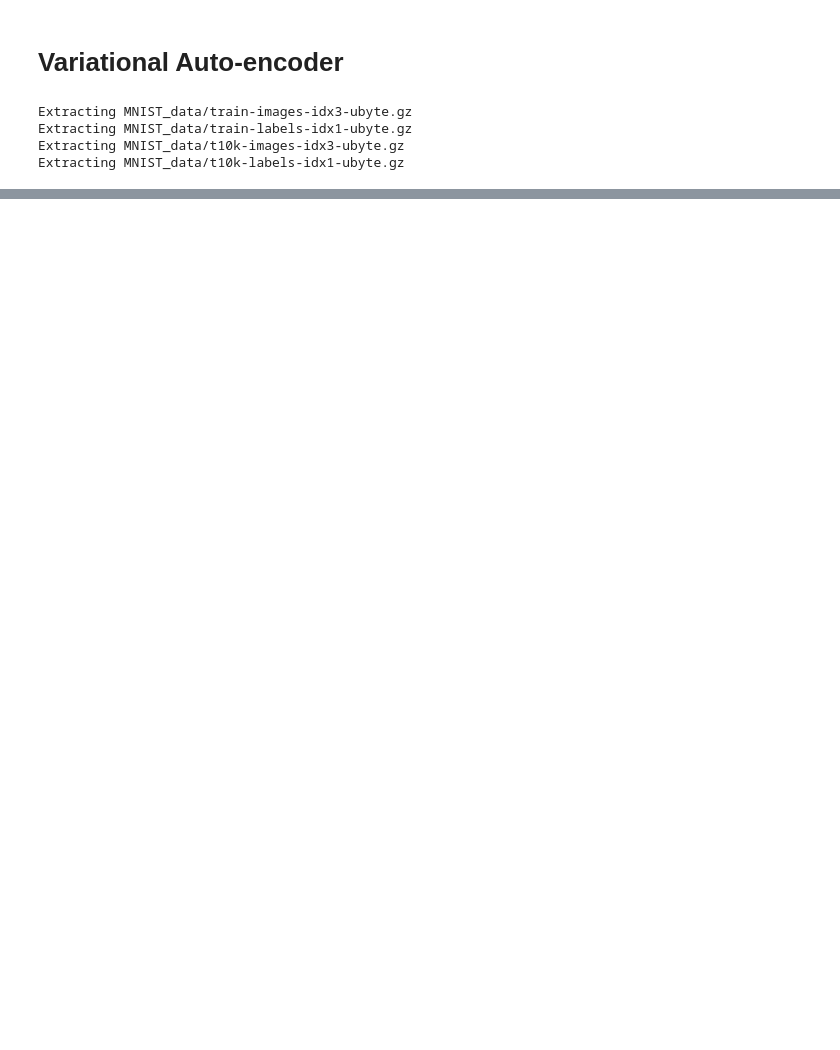
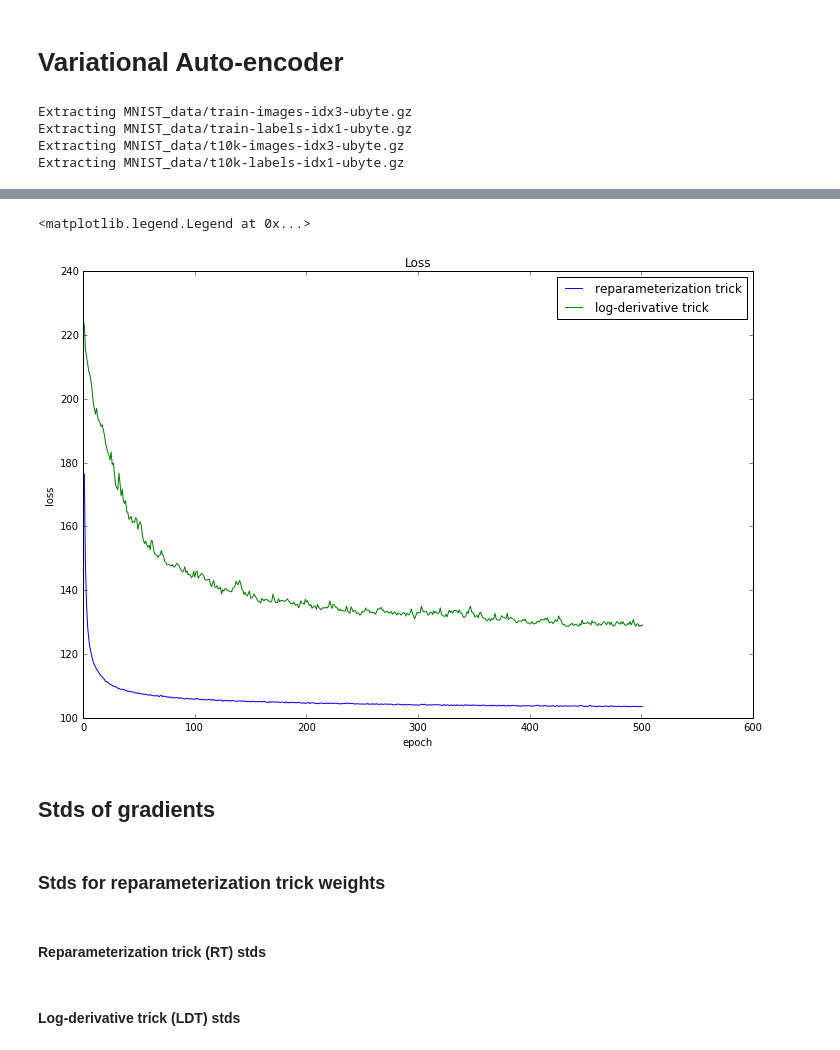
Before and after one commit to ai-alanov/Variational-Autoencoder, a Jupyter notebook: notebook/VAE.ipynb, the cells around one changed output, grey strips where cells are left out. Cells and saved outputs as stored; diff of their text form; code cells hidden in the pictures; blank space fills up the shorter version.

Commit message:
Fix log-derivative trick, add diagrams

```diff
--- a/notebook/VAE.ipynb
+++ b/notebook/VAE.ipynb
@@ -295,0 +256,12 @@ Epoch: 0076, gradient variance = 0.000040550
+# %%
+learning_rate = 1e-3
+# %%
+RT_loss = train(mnist, n_samples, n_input, n_z,
+                batch_size, network_architecture,
+                learning_rate, decoder_distribution='bernoulli',
+                reparameterization_trick=True,
+                training_epochs=training_epochs,
+                display_step=display_step,
+                weights_save_step=weights_save_step,
+                save_weights = True,
+                save_path = 'saved_weights/reparameterization_trick')
@@ -295,0 +286,12 @@ Epoch: 0076, gradient variance = 0.000040550
+# %%
+learning_rate = 1e-4
+# %%
+LDT_loss = train(mnist, n_samples, n_input, n_z,
+                batch_size, network_architecture,
+                learning_rate, decoder_distribution='bernoulli',
+                reparameterization_trick=False,
+                training_epochs=training_epochs,
+                display_step=display_step,
+                weights_save_step=weights_save_step,
+                save_weights = True,
+                save_path = 'saved_weights/log_derivative_trick')
@@ -295,0 +316,13 @@ Epoch: 0076, gradient variance = 0.000040550
+# %%
+plt.figure(figsize=(12, 8))
+plt.plot(np.arange(1, RT_loss.shape[0]+1), RT_loss, label='reparameterization trick')
+plt.plot(np.arange(1, LDT_loss.shape[0]+1), LDT_loss, label='log-derivative trick')
+plt.title('Loss')
+plt.xlabel('epoch')
+plt.ylabel('loss')
+plt.legend(loc='best')
+# %% [output]
+<matplotlib.legend.Legend at 0x...>
+[figure, added]
+# %% [markdown]
+## Stds of gradients
@@ -295,0 +332,4 @@ Epoch: 0076, gradient variance = 0.000040550
+# %% [markdown]
+### Stds for reparameterization trick weights
+# %% [markdown]
+#### Reparameterization trick (RT) stds
@@ -295,0 +347,2 @@ Epoch: 0076, gradient variance = 0.000040550
+# %% [markdown]
+#### Log-derivative trick (LDT) stds
```
Also changed, not shown: parts of 40 cells of this notebook.
